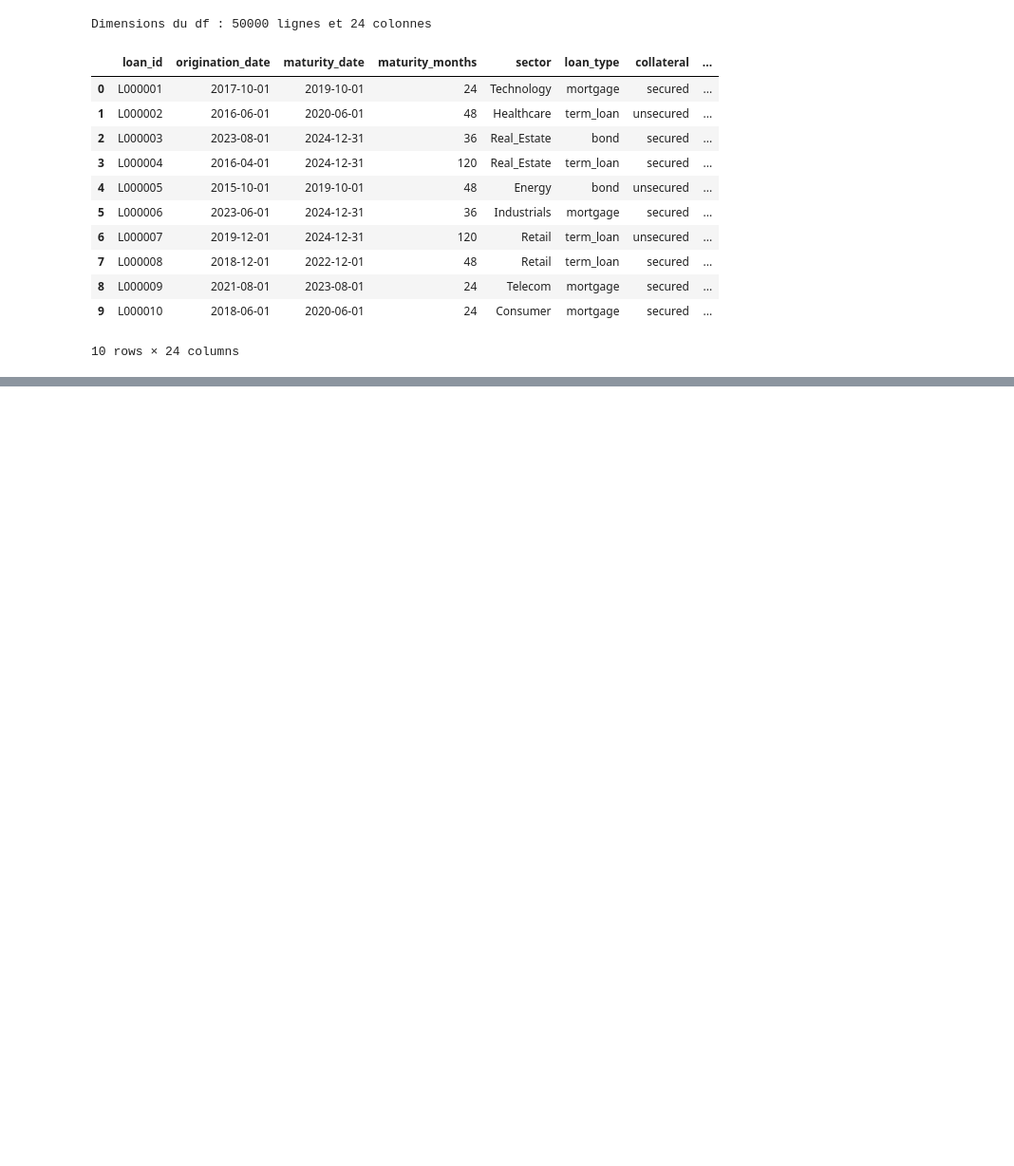
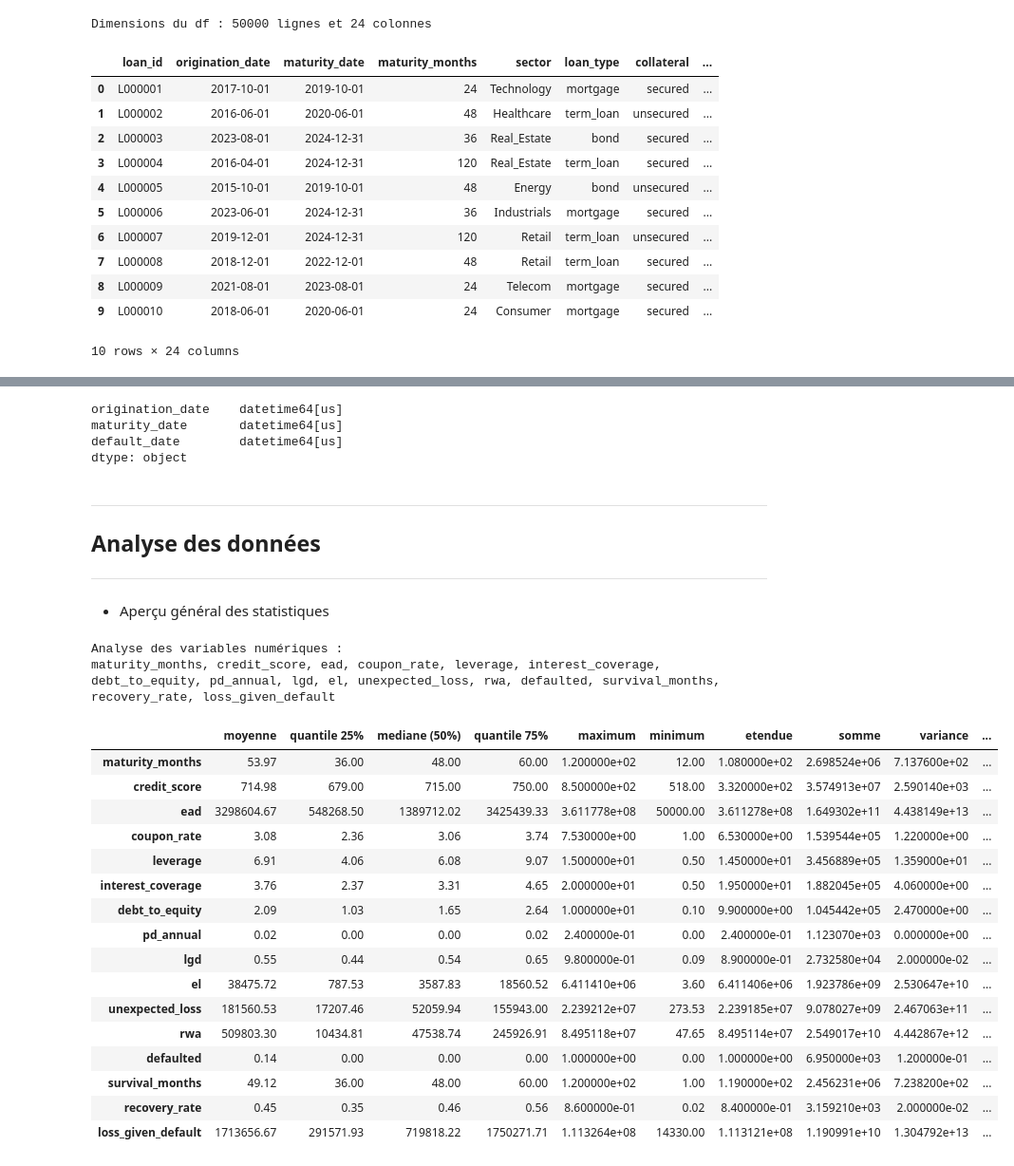
Before and after one commit to NajimDja/Analyse-risque-credit, a Jupyter notebook: analyse_credit.ipynb, the cells around one changed output, grey strips where cells are left out. Shown at 95% size. Drawn from its saved outputs; the diff is of its cells as text; code cells hidden in the pictures; blank space fills up the shorter version.

Commit message:
Transformation, Analyse et quality des données

```diff
--- a/analyse_credit.ipynb
+++ b/analyse_credit.ipynb
@@ -51,0 +106,8 @@ dq.check_nulls(df_loans)
+# %%
+dt = DataTransformation()
+
+df_loans['origination_date'] = dt.set_datetime_type(df_loans['origination_date'])
+df_loans['maturity_date'] = dt.set_datetime_type(df_loans['maturity_date'])
+df_loans['default_date'] = dt.set_datetime_type(df_loans['default_date'])
+
+display(df_loans[['origination_date', 'maturity_date', 'default_date']].head(10))
@@ -51,0 +126,37 @@ dq.check_nulls(df_loans)
+# %%
+dq.check_types(df_loans[['origination_date', 'maturity_date', 'default_date']])
+# %% [output]
+origination_date    datetime64[us]
+maturity_date       datetime64[us]
+default_date        datetime64[us]
+dtype: object
+# %% [markdown]
+***
+## Analyse des données
+***
+# %% [markdown]
+- Aperçu général des statistiques
+# %%
+da = DataAnalyse()
+df_stats_num = da.analyse_var_numeriques(df_loans)
+df_stats_num
+# %% [output]
+Analyse des variables numériques :
+maturity_months, credit_score, ead, coupon_rate, leverage, interest_coverage, debt_to_equity, pd_annual, lgd, el, unexpected_loss, rwa, defaulted, survival_months, recovery_rate, loss_given_default
+|  | moyenne | quantile 25% | mediane (50%) | quantile 75% | maximum | minimum | etendue | somme | variance | ... |
+| maturity_months | 53.97 | 36.00 | 48.00 | 60.00 | 1.200000e+02 | 12.00 | 1.080000e+02 | 2.698524e+06 | 7.137600e+02 | ... |
+| credit_score | 714.98 | 679.00 | 715.00 | 750.00 | 8.500000e+02 | 518.00 | 3.320000e+02 | 3.574913e+07 | 2.590140e+03 | ... |
+| ead | 3298604.67 | 548268.50 | 1389712.02 | 3425439.33 | 3.611778e+08 | 50000.00 | 3.611278e+08 | 1.649302e+11 | 4.438149e+13 | ... |
+| coupon_rate | 3.08 | 2.36 | 3.06 | 3.74 | 7.530000e+00 | 1.00 | 6.530000e+00 | 1.539544e+05 | 1.220000e+00 | ... |
+| leverage | 6.91 | 4.06 | 6.08 | 9.07 | 1.500000e+01 | 0.50 | 1.450000e+01 | 3.456889e+05 | 1.359000e+01 | ... |
+| interest_coverage | 3.76 | 2.37 | 3.31 | 4.65 | 2.000000e+01 | 0.50 | 1.950000e+01 | 1.882045e+05 | 4.060000e+00 | ... |
+| debt_to_equity | 2.09 | 1.03 | 1.65 | 2.64 | 1.000000e+01 | 0.10 | 9.900000e+00 | 1.045442e+05 | 2.470000e+00 | ... |
+| pd_annual | 0.02 | 0.00 | 0.00 | 0.02 | 2.400000e-01 | 0.00 | 2.400000e-01 | 1.123070e+03 | 0.000000e+00 | ... |
+| lgd | 0.55 | 0.44 | 0.54 | 0.65 | 9.800000e-01 | 0.09 | 8.900000e-01 | 2.732580e+04 | 2.000000e-02 | ... |
+| el | 38475.72 | 787.53 | 3587.83 | 18560.52 | 6.411410e+06 | 3.60 | 6.411406e+06 | 1.923786e+09 | 2.530647e+10 | ... |
+| unexpected_loss | 181560.53 | 17207.46 | 52059.94 | 155943.00 | 2.239212e+07 | 273.53 | 2.239185e+07 | 9.078027e+09 | 2.467063e+11 | ... |
+| rwa | 509803.30 | 10434.81 | 47538.74 | 245926.91 | 8.495118e+07 | 47.65 | 8.495114e+07 | 2.549017e+10 | 4.442867e+12 | ... |
+| defaulted | 0.14 | 0.00 | 0.00 | 0.00 | 1.000000e+00 | 0.00 | 1.000000e+00 | 6.950000e+03 | 1.200000e-01 | ... |
+| survival_months | 49.12 | 36.00 | 48.00 | 60.00 | 1.200000e+02 | 1.00 | 1.190000e+02 | 2.456231e+06 | 7.238200e+02 | ... |
+| recovery_rate | 0.45 | 0.35 | 0.46 | 0.56 | 8.600000e-01 | 0.02 | 8.400000e-01 | 3.159210e+03 | 2.000000e-02 | ... |
+| loss_given_default | 1713656.67 | 291571.93 | 719818.22 | 1750271.71 | 1.113264e+08 | 14330.00 | 1.113121e+08 | 1.190991e+10 | 1.304792e+13 | ... |
```
Also changed, not shown: parts of 13 cells of this notebook, 3 other files.
